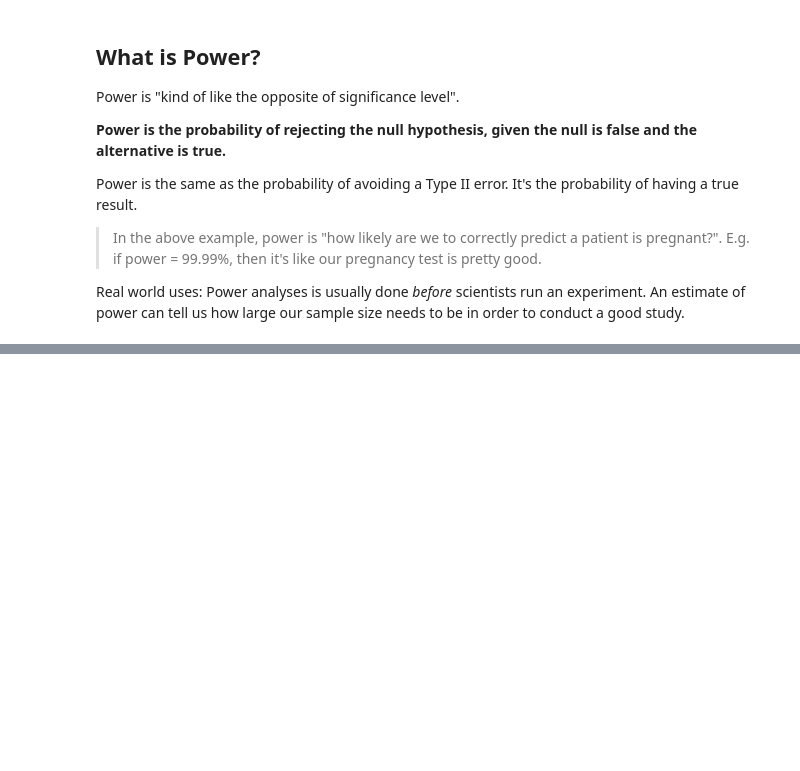
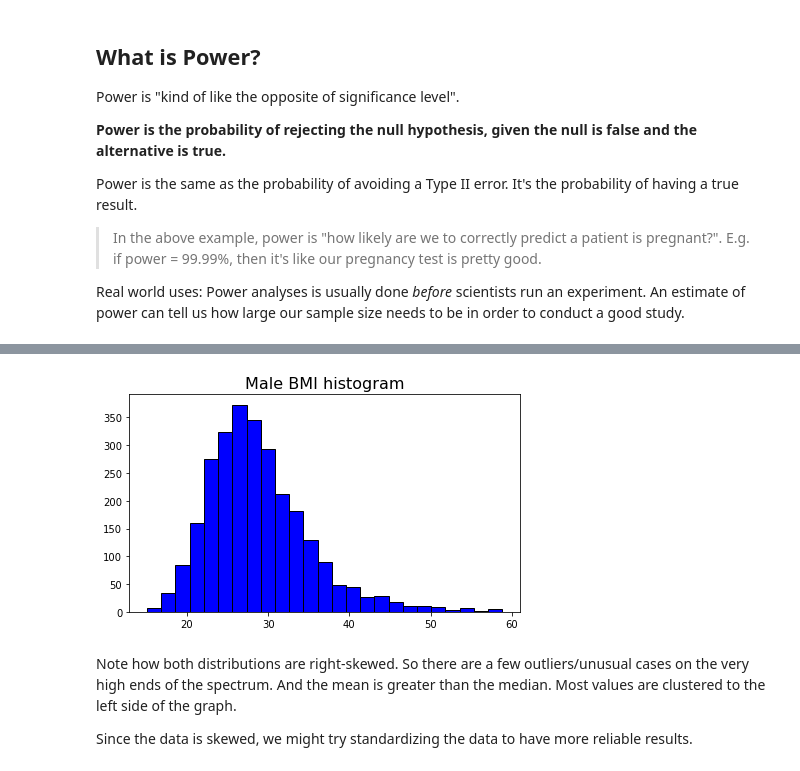
Before and after one commit to EricaXia/myblog, a Jupyter notebook: content/notebooks/hyp_testing_1.ipynb, the cells around one changed output, grey strips where cells are left out. Cells and saved outputs as stored; diff of their text form; code cells hidden in the pictures; blank space fills up the shorter version.

```diff
--- a/content/notebooks/hyp_testing_1.ipynb
+++ b/content/notebooks/hyp_testing_1.ipynb
@@ -92,0 +207,11 @@ Real world uses: Power analyses is usually done *before* scientists run an exper
+# %%
+plt.figure(figsize=(7,4))
+plt.title("Male BMI histogram",fontsize=16)
+plt.hist(males["BMXBMI"].dropna(),edgecolor='k',color='blue',bins=25)
+plt.show()
+# %% [output]
+[figure, added]
+# %% [markdown]
+Note how both distributions are right-skewed. So there are a few outliers/unusual cases on the very high ends of the spectrum. And the mean is greater than the median. Most values are clustered to the left side of the graph.
+
+Since the data is skewed, we might try standardizing the data to have more reliable results.
```
Also changed, not shown: parts of 18 cells of this notebook, 1 other file.
